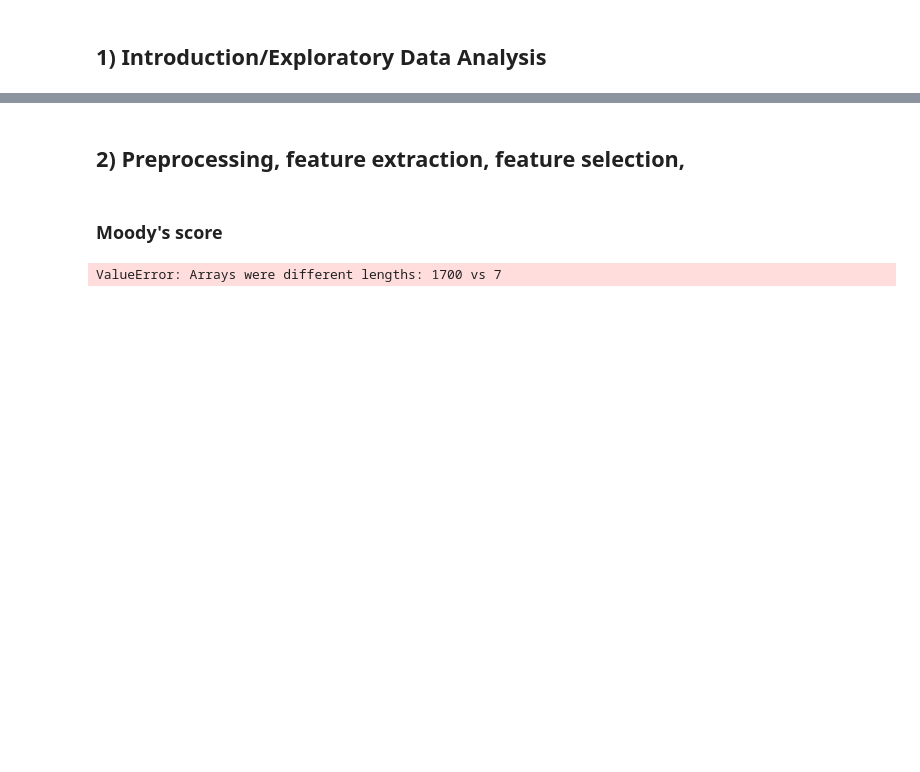
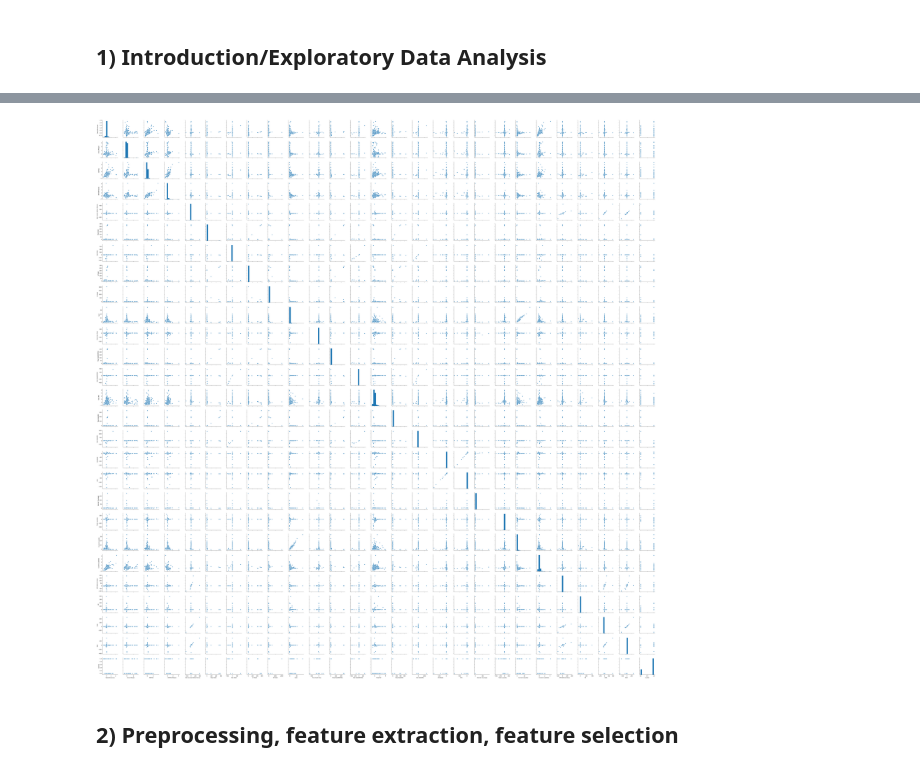
Before and after one commit to zhli3378/IE598_Machine_Learning_in_Fin_Lab, a Jupyter notebook: IE598_F18_Final_project/Final_project.ipynb, the cells around one changed output, grey strips where cells are left out. Saved outputs shown, nothing was run; the diff lists cells and outputs as text; code cells hidden in the pictures; blank space fills up the shorter version.

```diff
--- a/IE598_F18_Final_project/Final_project.ipynb
+++ b/IE598_F18_Final_project/Final_project.ipynb
@@ -23,0 +57,6 @@ df.head()
+# %%
+sns.pairplot(df, size=2.5)
+plt.tight_layout()
+plt.show()
+# %% [output]
+[figure, added]
@@ -24,9 +76,3 @@ df.head()
 # %% [markdown]
-## 2) Preprocessing, feature extraction, feature selection,
+## 2) Preprocessing, feature extraction, feature selection
-# %% [markdown]
-### Moody's score
-# %%
-df[df.Rating != ['Caa1','Ba1','Ba2','Ba3','B1','B2','B3']]
-# %% [output]
-ValueError: Arrays were different lengths: 1700 vs 7
 # %%
```
Also changed, not shown: parts of 30 cells of this notebook, 1 other file.
